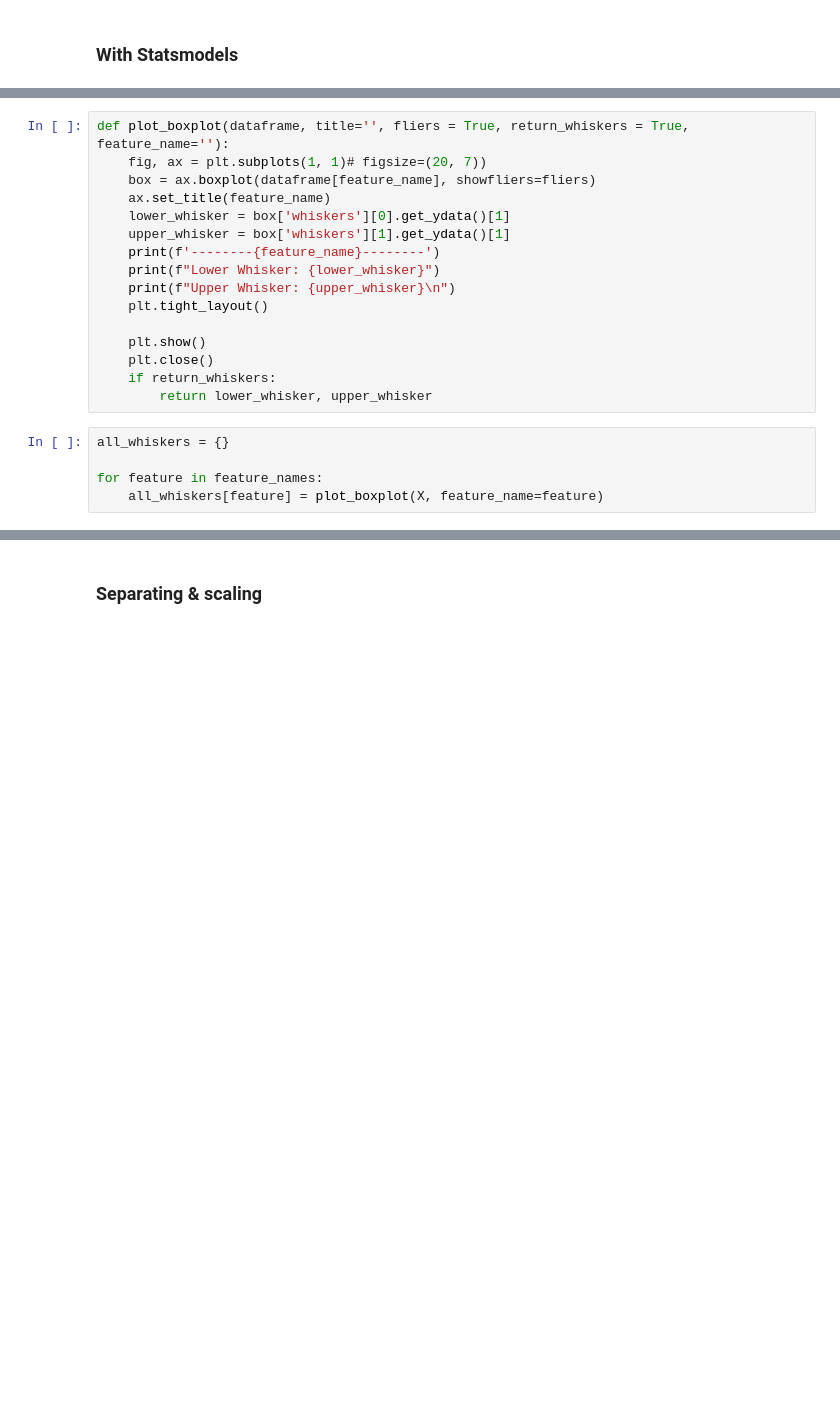
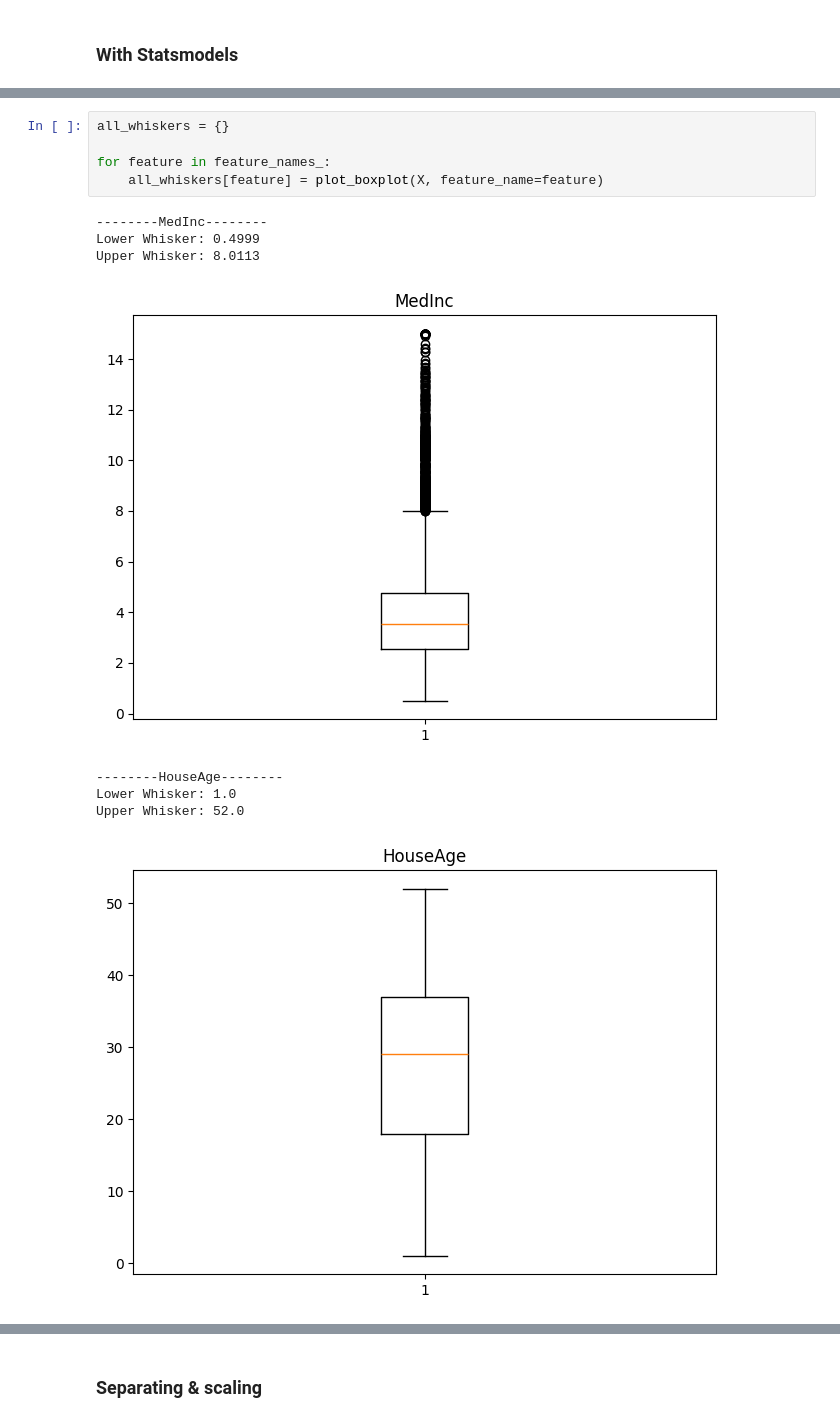
Before and after one commit to zedems01/outliers_impact_prediction_app, a Jupyter notebook: notebooks/house.ipynb, the cells around one changed output, grey strips where cells are left out. Saved outputs shown, nothing was run; the diff lists cells and outputs as text; blank space fills up the shorter version.

```diff
--- a/notebooks/house.ipynb
+++ b/notebooks/house.ipynb
@@ -224,21 +228,14 @@ y_pred = res.predict()
-# %%
-def plot_boxplot(dataframe, title='', fliers = True, return_whiskers = True, feature_name=''):
-    fig, ax = plt.subplots(1, 1)# figsize=(20, 7))
-    box = ax.boxplot(dataframe[feature_name], showfliers=fliers)
-    ax.set_title(feature_name)
-    lower_whisker = box['whiskers'][0].get_ydata()[1]
-    upper_whisker = box['whiskers'][1].get_ydata()[1]
-    print(f'--------{feature_name}--------')
-    print(f"Lower Whisker: {lower_whisker}")
-    print(f"Upper Whisker: {upper_whisker}\n")
-    plt.tight_layout()
-
-    plt.show()
-    plt.close()
-    if return_whiskers:
-        return lower_whisker, upper_whisker
 # %%
 all_whiskers = {}
 
-for feature in feature_names:
+for feature in feature_names_:
     all_whiskers[feature] = plot_boxplot(X, feature_name=feature)
+# %% [output]
+--------MedInc--------
+Lower Whisker: 0.4999
+Upper Whisker: 8.0113
+[figure, added]
+--------HouseAge--------
+Lower Whisker: 1.0
+Upper Whisker: 52.0
+[figure, added]
```
Also changed, not shown: parts of 52 cells of this notebook, 20 other files.
